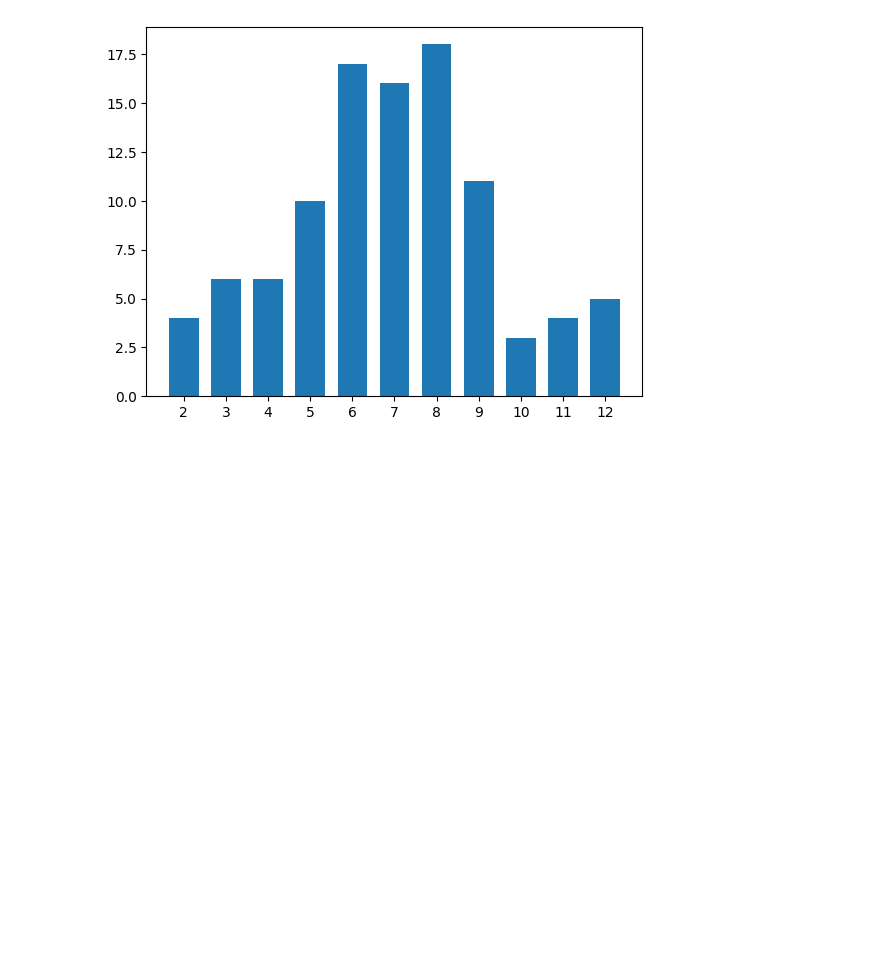
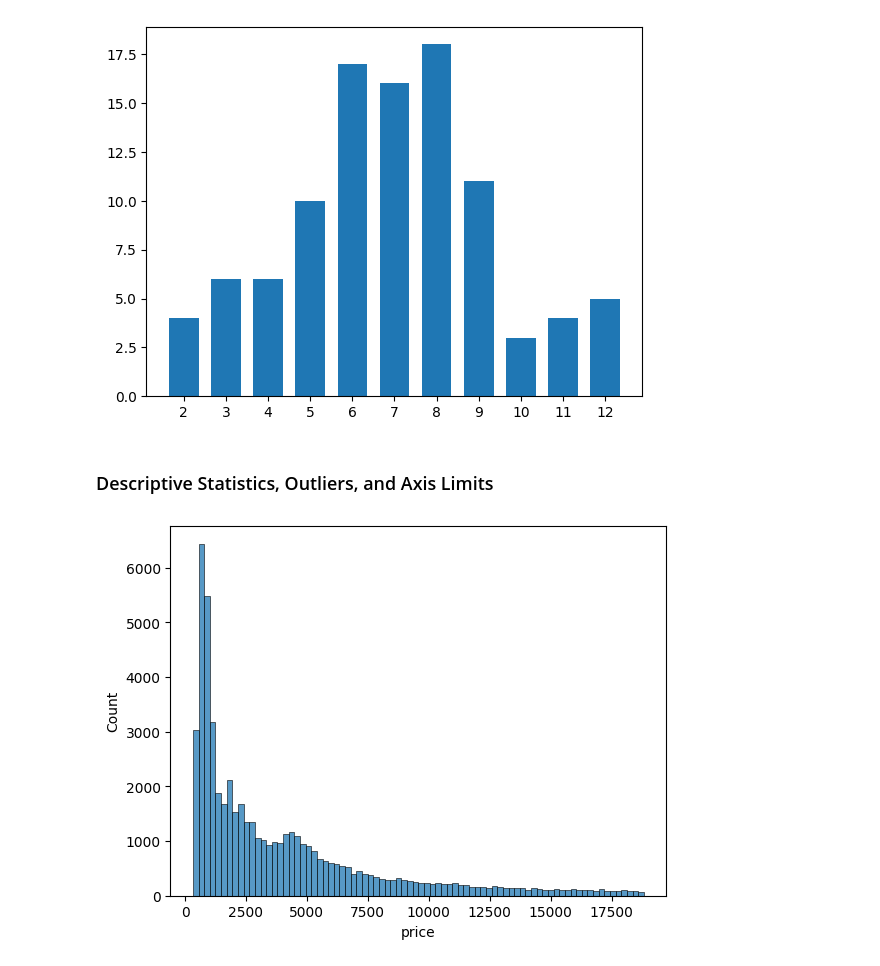
Before and after one commit to sondosaabed/Data-Visualization-with-Matplotlib-and-Seaborn, a Jupyter notebook: L3-Univariate-Exploration-in-Data-Analysis/L3-Univariate-Exploration-of-Data.ipynb, the cells around one changed output. Cells and saved outputs as stored; diff of their text form; code cells hidden in the pictures; blank space fills up the shorter version.

```diff
--- a/L3-Univariate-Exploration-in-Data-Analysis/L3-Univariate-Exploration-of-Data.ipynb
+++ b/L3-Univariate-Exploration-in-Data-Analysis/L3-Univariate-Exploration-of-Data.ipynb
@@ -428,3 +428,9 @@ plt.hist(data=die_rolls, x='Sum', bins = bin_edges, rwidth = 0.7)
 plt.xticks(np.arange(2, 12+1, 1));
 # %% [output]
 [figure]
+# %% [markdown]
+### Descriptive Statistics, Outliers, and Axis Limits
+# %%
+sns.histplot(data=df, x='price');
+# %% [output]
+[figure, added]
```
Also changed, not shown: parts of 13 cells of this notebook.
